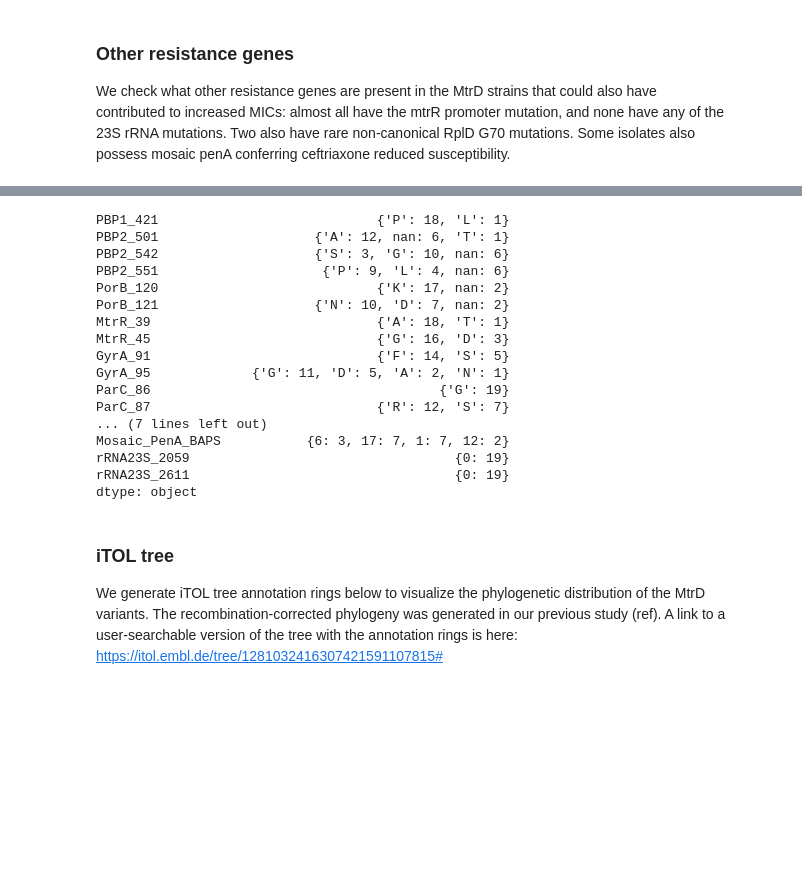
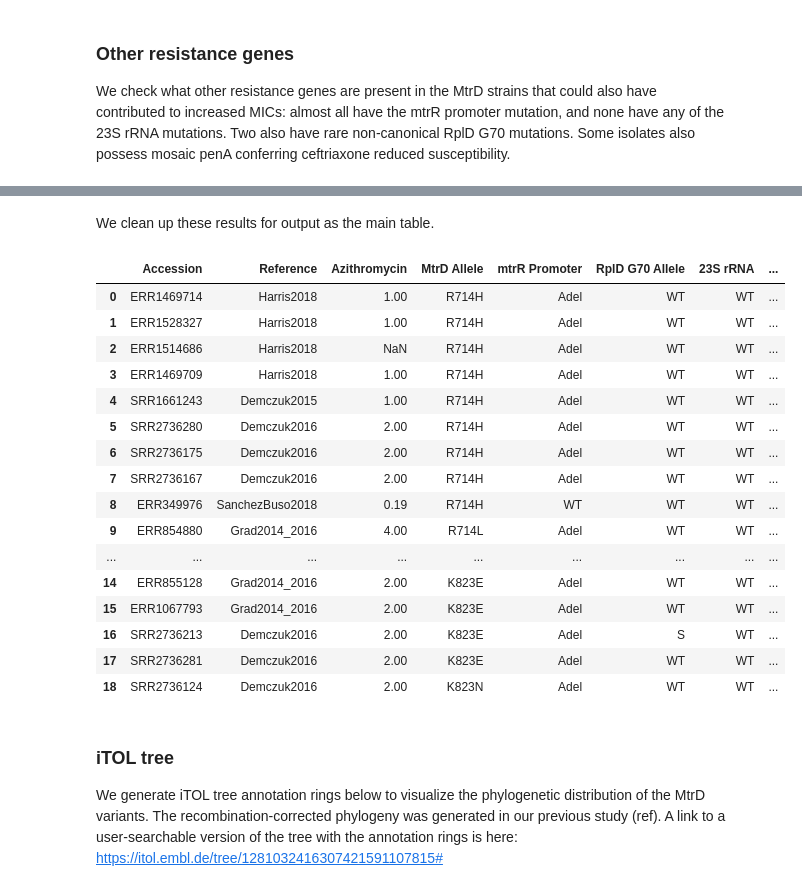
Before and after one commit to gradlab/mtrD-resistance, a Jupyter notebook: mtrD-resistance-notebook.ipynb, the cells around one changed output, grey strips where cells are left out. Cells and saved outputs as stored; diff of their text form; code cells hidden in the pictures; blank space fills up the shorter version.

Commit message:
table format

```diff
--- a/mtrD-resistance-notebook.ipynb
+++ b/mtrD-resistance-notebook.ipynb
@@ -232,7 +232,7 @@ import pandas as pd
 pd.set_option('display.max_columns', 50)
 
 covariates = pd.read_csv('metadata/combined-covariates.csv')
-covariates = covariates.merge(metadata[['GWAS_ID', 'MtrD_plot']])
+covariates = covariates.merge(metadata[['GWAS_ID', 'MtrD_plot', 'Azithromycin', 'Accession']])
 covariates[covariates['MtrD_plot'] != labelwt]
 # %% [output]
 |  | GWAS_ID | Country | Reference | Year | PBP1_421 | PBP2_501 | PBP2_542 | PBP2_551 | PorB_120 | PorB_121 | ... |
@@ -252,27 +252,56 @@ covariates[covariates['MtrD_plot'] != labelwt]
 | 2313 | ERR1528327 | Denmark | Harris2018 | 2013.0 | P | NaN | NaN | NaN | K | N | ... |
 | 4281 | ERR349976 | Russia | SanchezBuso2018 | 2004.0 | L | A | G | P | NaN | NaN | ... |
 | 4348 | ERR363653 | India | SanchezBuso2018 | 2010.0 | P | A | G | P | NaN | NaN | ... |
-# %%
-# Summary of table
-covariates[covariates['MtrD_plot'] != labelwt].apply(lambda x: Counter(x))[4:-1]
-# %% [output]
-PBP1_421                            {'P': 18, 'L': 1}
-PBP2_501                    {'A': 12, nan: 6, 'T': 1}
-PBP2_542                    {'S': 3, 'G': 10, nan: 6}
-PBP2_551                     {'P': 9, 'L': 4, nan: 6}
-PorB_120                            {'K': 17, nan: 2}
-PorB_121                    {'N': 10, 'D': 7, nan: 2}
-MtrR_39                             {'A': 18, 'T': 1}
-MtrR_45                             {'G': 16, 'D': 3}
-GyrA_91                             {'F': 14, 'S': 5}
-GyrA_95             {'G': 11, 'D': 5, 'A': 2, 'N': 1}
-ParC_86                                     {'G': 19}
-ParC_87                             {'R': 12, 'S': 7}
-... (7 lines left out)
-Mosaic_PenA_BAPS           {6: 3, 17: 7, 1: 7, 12: 2}
-rRNA23S_2059                                  {0: 19}
-rRNA23S_2611                                  {0: 19}
-dtype: object
+# %% [markdown]
+We clean up these results for output as the main table.
+# %%
+allele_order = []
+sample_order = []
+
+for snp in ['H', 'L', 'C']:
+    strains = samples[[x == snp for x in list(alignment[:, 714-1])]]
+    for s in strains:
+        allele_order.append('R714' + snp)
+        sample_order.append(s)
+
+for snp in ['E', 'N']:
+    strains = samples[[x == snp for x in list(alignment[:, 823-1])]]
+    for s in strains:
+        allele_order.append('K823' + snp)
+        sample_order.append(s)
+
+alleles = pd.DataFrame.from_dict({'GWAS_ID': sample_order, 'MtrD Allele': allele_order})
+alleles = alleles.merge(covariates)
+
+alleles['23S rRNA'] = 'WT'
+alleles['mtrR Promoter'] = alleles['mtr_promoter'].apply(lambda x: 'Adel' if x == '-' else 'WT')
+alleles['RplD G70 Allele'] = alleles['RplD_70'].apply(lambda x: x if x != 'G' else 'WT')
+alleles['PenA Allele'] = alleles['Mosaic_PenA_BAPS'].apply(lambda x: 'XXXIV' if x == 1 else 'Non-mosaic')
+alleles = alleles[['Accession', 'Reference', 'Azithromycin', 'MtrD Allele', 'mtrR Promoter', 'RplD G70 Allele', '23S rRNA', 'PenA Allele']]
+
+# Add in cluster information too
+
+alleles.to_csv('mtrD/2020-06-02_table1.tsv', sep='\t', index=False)
+
+alleles
+# %% [output]
+|  | Accession | Reference | Azithromycin | MtrD Allele | mtrR Promoter | RplD G70 Allele | 23S rRNA | ... |
+| 0 | ERR1469714 | Harris2018 | 1.00 | R714H | Adel | WT | WT | ... |
+| 1 | ERR1528327 | Harris2018 | 1.00 | R714H | Adel | WT | WT | ... |
+| 2 | ERR1514686 | Harris2018 | NaN | R714H | Adel | WT | WT | ... |
+| 3 | ERR1469709 | Harris2018 | 1.00 | R714H | Adel | WT | WT | ... |
+| 4 | SRR1661243 | Demczuk2015 | 1.00 | R714H | Adel | WT | WT | ... |
+| 5 | SRR2736280 | Demczuk2016 | 2.00 | R714H | Adel | WT | WT | ... |
+| 6 | SRR2736175 | Demczuk2016 | 2.00 | R714H | Adel | WT | WT | ... |
+| 7 | SRR2736167 | Demczuk2016 | 2.00 | R714H | Adel | WT | WT | ... |
+| 8 | ERR349976 | SanchezBuso2018 | 0.19 | R714H | WT | WT | WT | ... |
+| 9 | ERR854880 | Grad2014_2016 | 4.00 | R714L | Adel | WT | WT | ... |
+| ... | ... | ... | ... | ... | ... | ... | ... | ... |
+| 14 | ERR855128 | Grad2014_2016 | 2.00 | K823E | Adel | WT | WT | ... |
+| 15 | ERR1067793 | Grad2014_2016 | 2.00 | K823E | Adel | WT | WT | ... |
+| 16 | SRR2736213 | Demczuk2016 | 2.00 | K823E | Adel | S | WT | ... |
+| 17 | SRR2736281 | Demczuk2016 | 2.00 | K823E | Adel | WT | WT | ... |
+| 18 | SRR2736124 | Demczuk2016 | 2.00 | K823N | Adel | WT | WT | ... |
 # %% [markdown]
 ### iTOL tree
 
```
